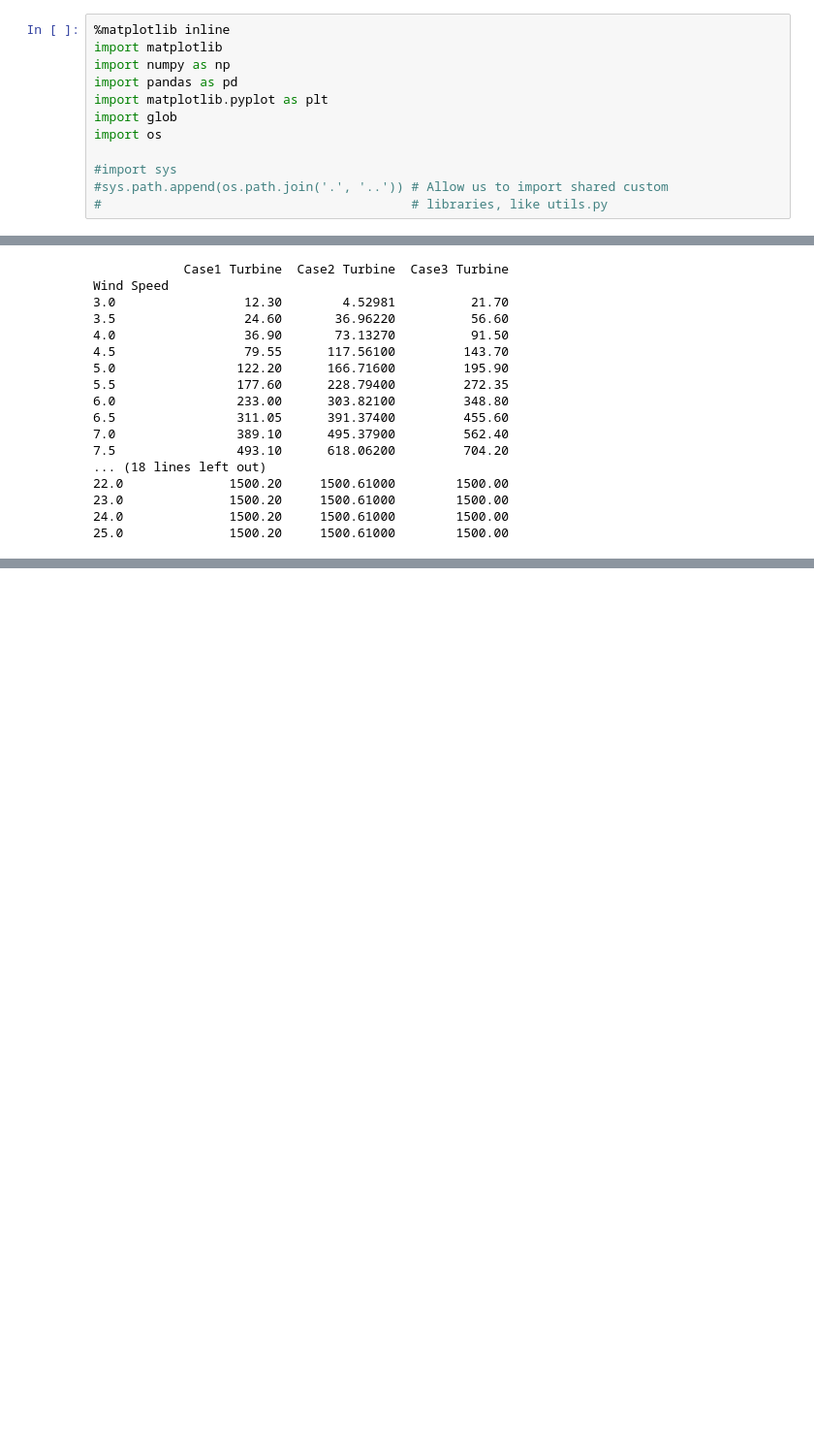
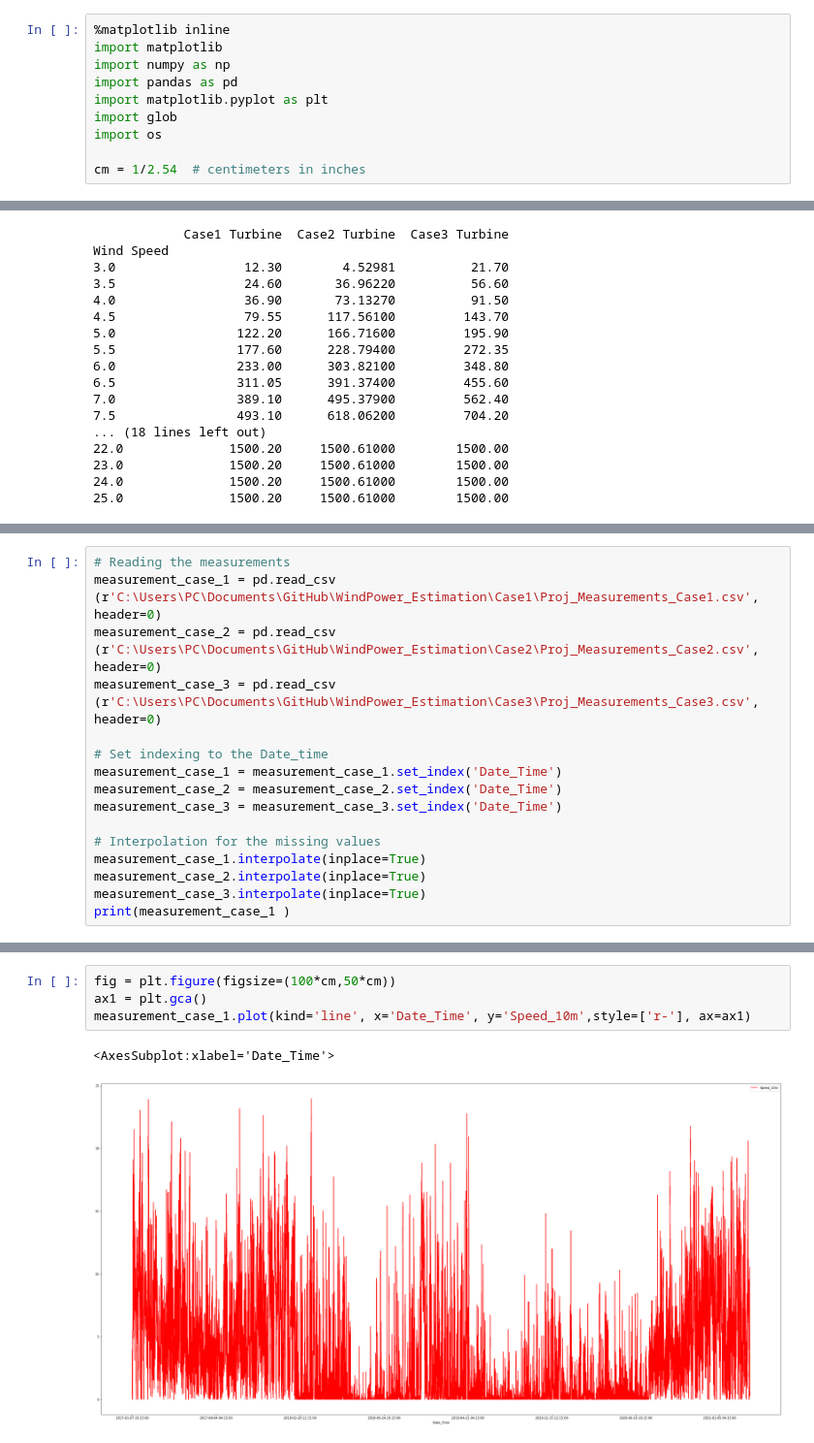
Before and after one commit to tamas-paulik/WindPower_Estimation, a Jupyter notebook: Untitled.ipynb, the cells around one changed output, grey strips where cells are left out. Shown: that part at 97% size. Drawn from its saved outputs; the diff is of its cells as text; blank space fills up the shorter version.

```diff
--- a/Untitled.ipynb
+++ b/Untitled.ipynb
@@ -16,9 +10,7 @@ import matplotlib.pyplot as plt
 import glob
 import os
 
-#import sys
-#sys.path.append(os.path.join('.', '..')) # Allow us to import shared custom
-#                                         # libraries, like utils.py
+cm = 1/2.54  # centimeters in inches
 # %%
 #The datas are not uploaded to the repository, extract them to your base folder
 
@@ -74,0 +104,16 @@ all_turbines_power_curve_dataframe.plot(kind='line',y='Case3 Turbine',style=['b-
+# %%
+# Reading the measurements
+measurement_case_1 = pd.read_csv (r'C:\Users\PC\Documents\GitHub\WindPower_Estimation\Case1\Proj_Measurements_Case1.csv', header=0)
+measurement_case_2 = pd.read_csv (r'C:\Users\PC\Documents\GitHub\WindPower_Estimation\Case2\Proj_Measurements_Case2.csv', header=0)
+measurement_case_3 = pd.read_csv (r'C:\Users\PC\Documents\GitHub\WindPower_Estimation\Case3\Proj_Measurements_Case3.csv', header=0)
+
+# Set indexing to the Date_time
+measurement_case_1 = measurement_case_1.set_index('Date_Time')
+measurement_case_2 = measurement_case_2.set_index('Date_Time')
+measurement_case_3 = measurement_case_3.set_index('Date_Time')
+
+# Interpolation for the missing values
+measurement_case_1.interpolate(inplace=True)
+measurement_case_2.interpolate(inplace=True)
+measurement_case_3.interpolate(inplace=True)
+print(measurement_case_1 )
@@ -74,0 +138,7 @@ all_turbines_power_curve_dataframe.plot(kind='line',y='Case3 Turbine',style=['b-
+# %%
+fig = plt.figure(figsize=(100*cm,50*cm))
+ax1 = plt.gca()
+measurement_case_1.plot(kind='line', x='Date_Time', y='Speed_10m',style=['r-'], ax=ax1)
+# %% [output]
+<AxesSubplot:xlabel='Date_Time'>
+[figure, added]
```
Also changed, not shown: parts of 6 cells of this notebook.
